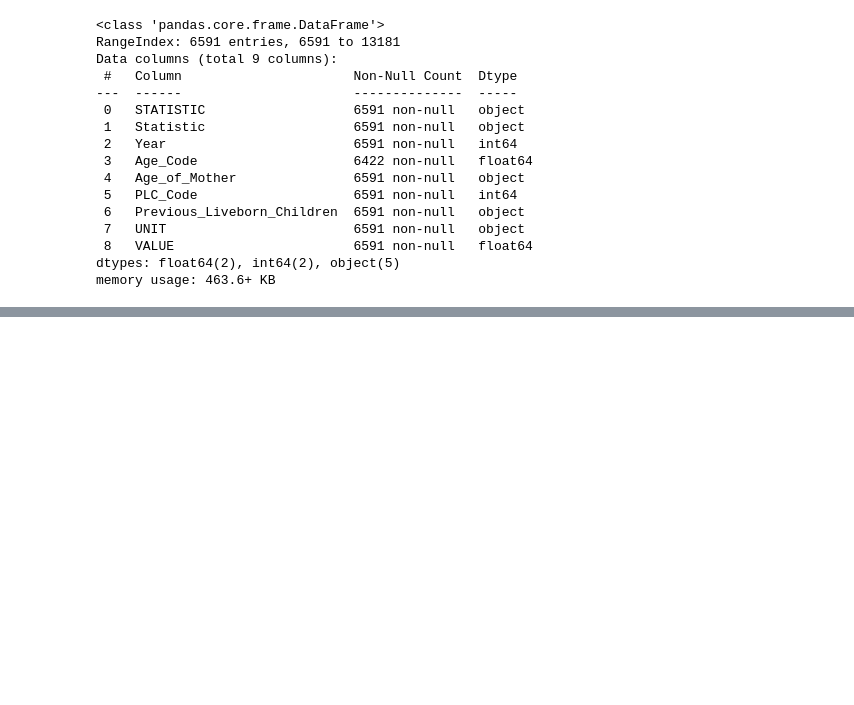
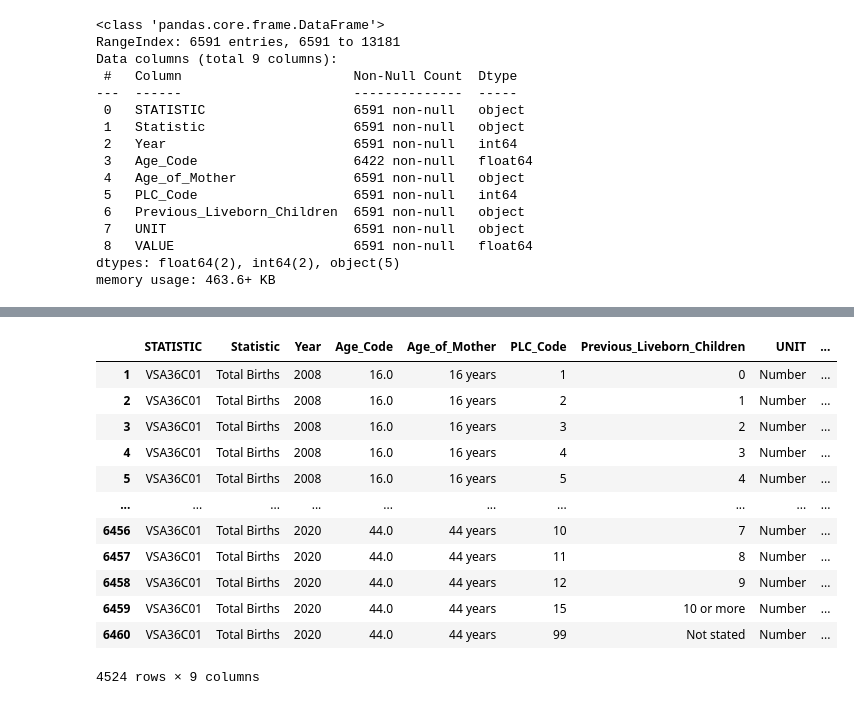
Before and after one commit to VCurry20/PDARandomData, a Jupyter notebook: Data Analysis Project.ipynb, the cells around one changed output, grey strips where cells are left out. Drawn from its saved outputs; the diff is of its cells as text; code cells hidden in the pictures; blank space fills up the shorter version.

```diff
--- a/Data Analysis Project.ipynb
+++ b/Data Analysis Project.ipynb
@@ -1136,0 +1258,16 @@ memory usage: 463.6+ KB
+# %%
+Nu
+# %% [output]
+|  | STATISTIC | Statistic | Year | Age_Code | Age_of_Mother | PLC_Code | Previous_Liveborn_Children | UNIT | ... |
+| 1 | VSA36C01 | Total Births | 2008 | 16.0 | 16 years | 1 | 0 | Number | ... |
+| 2 | VSA36C01 | Total Births | 2008 | 16.0 | 16 years | 2 | 1 | Number | ... |
+| 3 | VSA36C01 | Total Births | 2008 | 16.0 | 16 years | 3 | 2 | Number | ... |
+| 4 | VSA36C01 | Total Births | 2008 | 16.0 | 16 years | 4 | 3 | Number | ... |
+| 5 | VSA36C01 | Total Births | 2008 | 16.0 | 16 years | 5 | 4 | Number | ... |
+| ... | ... | ... | ... | ... | ... | ... | ... | ... | ... |
+| 6456 | VSA36C01 | Total Births | 2020 | 44.0 | 44 years | 10 | 7 | Number | ... |
+| 6457 | VSA36C01 | Total Births | 2020 | 44.0 | 44 years | 11 | 8 | Number | ... |
+| 6458 | VSA36C01 | Total Births | 2020 | 44.0 | 44 years | 12 | 9 | Number | ... |
+| 6459 | VSA36C01 | Total Births | 2020 | 44.0 | 44 years | 15 | 10 or more | Number | ... |
+| 6460 | VSA36C01 | Total Births | 2020 | 44.0 | 44 years | 99 | Not stated | Number | ... |
+4524 rows × 9 columns
```
Also changed, not shown: parts of 27 cells of this notebook, 3 other files.
